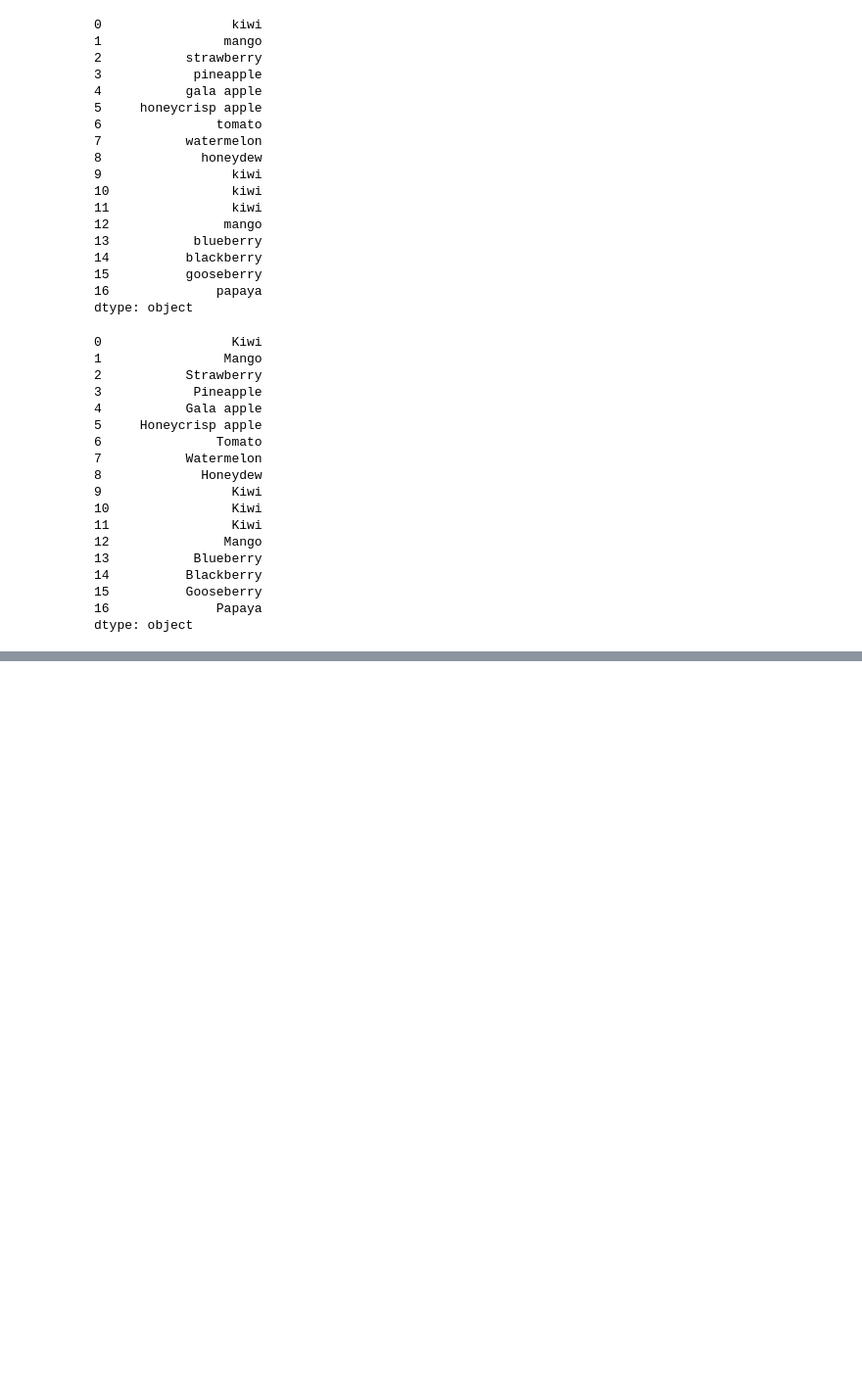
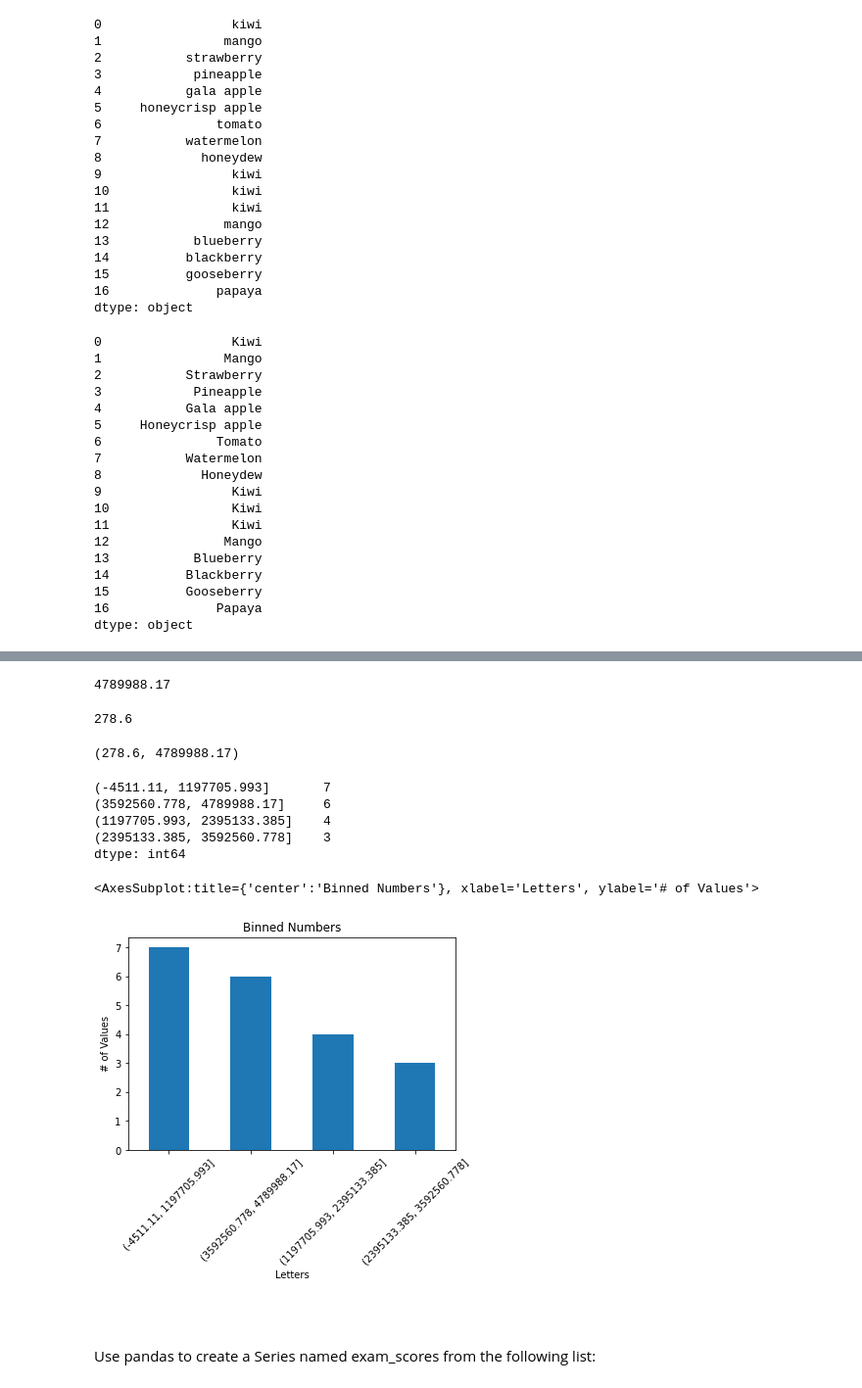
Before and after one commit to VincentBanuelos/numpy-pandas-visualization-exercises, a Jupyter notebook: pandas_series.ipynb, the cells around one changed output, grey strips where cells are left out. Shown at 98% size. Cells and saved outputs as stored; diff of their text form; code cells hidden in the pictures; blank space fills up the shorter version.

```diff
--- a/pandas_series.ipynb
+++ b/pandas_series.ipynb
@@ -184,0 +378,2 @@ dtype: object
+# %%
+numbers = pd.Series(['$796,459.41', '$278.60', '$482,571.67', '$4,503,915.98', '$2,121,418.3', '$1,260,813.3', '$87,231.01', '$1,509,175.45', '$4,138,548.00', '$2,848,913.80', '$594,715.39', '$4,789,988.17', '$4,513,644.5', '$3,191,059.97', '$1,758,712.24', '$4,338,283.54', '$4,738,303.38', '$2,791,759.67', '$769,681.94', '$452,650.23'])
@@ -184,0 +412,4 @@ dtype: object
+# %%
+# 3. Perform the necessary manipulations by accessing Series attributes and methods to convert the numbers Series to a numeric data type.
+numbers_as_numbers = numbers.str.strip('$').str.replace(",","").astype('float')
+numbers_as_numbers
@@ -184,0 +434,44 @@ dtype: object
+# %%
+# 4. Run the code to discover the maximum value from the Series.
+
+numbers_as_numbers.max()
+# %% [output]
+4789988.17
+# %%
+# 5. Run the code to discover the minimum value from the Series.
+numbers_as_numbers.min()
+# %% [output]
+278.6
+# %%
+# 6. What is the range of the values in the Series?
+
+(numbers_as_numbers.min(),numbers_as_numbers.max())
+# %% [output]
+(278.6, 4789988.17)
+# %%
+# 7. Bin the data into 4 equally sized intervals or bins and output how many values fall into each bin.
+
+binned_numbers = pd.cut(numbers_as_numbers, 4).value_counts()
+binned_numbers
+# %% [output]
+(-4511.11, 1197705.993]       7
+(3592560.778, 4789988.17]     6
+(1197705.993, 2395133.385]    4
+(2395133.385, 3592560.778]    3
+dtype: int64
+# %%
+# 8. Plot the binned data in a meaningful way. Be sure to include a title and axis labels.
+
+
+
+binned_numbers_plot = binned_numbers.plot.bar(rot=45, title = "Binned Numbers")
+binned_numbers_plot.set_ylabel('# of Values')
+binned_numbers_plot.set_xlabel('Letters')
+binned_numbers_plot
+# %% [output]
+<AxesSubplot:title={'center':'Binned Numbers'}, xlabel='Letters', ylabel='# of Values'>
+[figure, added]
+# %% [markdown]
+#
+# %% [markdown]
+Use pandas to create a Series named exam_scores from the following list:
```
Also changed, not shown: parts of 27 cells of this notebook.
